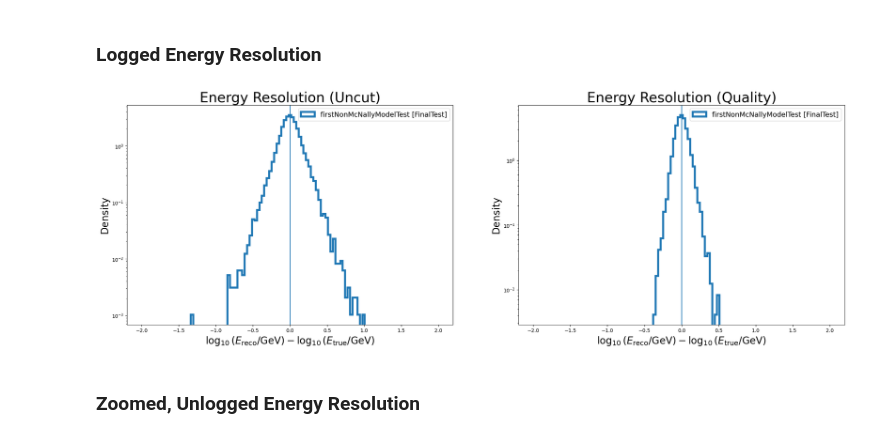
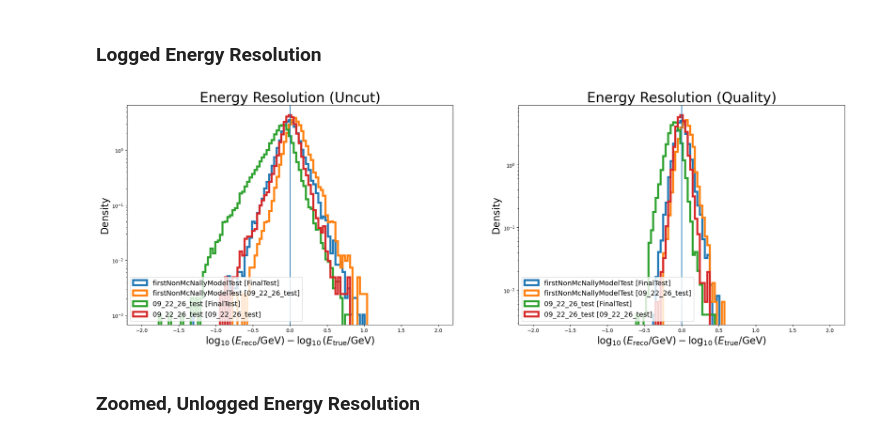
Before and after one commit to fmcnallyi3/icetop-cnn, a Jupyter notebook: energy.ipynb, the cells around one changed output. Drawn from its saved outputs; the diff is of its cells as text; code cells hidden in the pictures.

```diff
--- a/energy.ipynb
+++ b/energy.ipynb
@@ -103,21 +113,11 @@ This might takes a few seconds.
 # %%
 # We must always load all nuclei. Each model will have a unique preference for which events to assess on.
 # Undesired events are cut next.
-# Each model records the simdata it trained on (model json 'simdata' key).
-# Old models without the key fall back to the default path below.
-DEFAULT_SIMDATA_FOLDER_PATH = os.path.join(os.sep, 'data', 'user', 'fmcnally', 'icetop-cnn', 'simdata')
+# One event_parameters array per dataset, keyed by dataset name.
 
-# One event_parameters array per model, keyed by model name.
 eps = {}
-eps_loaded = {}
-for model_name, prep in model_parameters.items():
-    path = prep.get('simdata', DEFAULT_SIMDATA_FOLDER_PATH)
-    if path not in eps_loaded:
-        eps_loaded[path] = get_event_parameters(path, composition='phof')
-    eps[model_name] = eps_loaded[path]
-print('Datasets in use:', {m: p.get('simdata', 'DEFAULT') for m, p in model_parameters.items()})
-
-# Short model label with its dataset: legends stay honest across mixed datasets.
-def label_ds(m):
-    return '%s [%s]' % (m, model_parameters[m].get('simdata', 'DEFAULT').rsplit('/', 1)[-1])
+for dataset in DATASETS:
+    path = dataset if os.path.isabs(dataset) else os.path.join(ICETOP_CNN_DATA_DIR, 'simdata', dataset)
+    eps[dataset] = get_event_parameters(path, composition='phof')
+print('Datasets in use:', {ds: len(ep['comp']) for ds, ep in eps.items()})
 # %% [output]
@@ -161,21 +222,21 @@ log_difference, reco_percent = .1, 15
 cut_names = ['Uncut', 'Quality']
 
 # Loop over each model's name and their corresponding reconstructed energies.
-for model_name, reconstructed_energy in reconstructions.items():
+for (model_name, dataset), reconstructed_energy in reconstructions.items():
     # Print a header entry for each model.
-    print(f'Stats for {model_name}:')
+    print(f'Stats for {label_ds(model_name, dataset)}:')
 
     # Loop over the cuts.
     for cut_name in cut_names:
         # Get cuts for the model reconstructions and event parameters.
-        reconstructions_cut, events_cut = get_cuts(cuts[model_name], eps[model_name], cut_name)
+        reconstructions_cut, events_cut = get_cuts(cuts[(model_name, dataset)], eps[dataset], cut_name)
 
         # Calculate the event-wise difference in reconstructed vs true logged energies.
-        diff = reconstructed_energy[reconstructions_cut] - eps[model_name]['energy'][events_cut]
+        diff = reconstructed_energy[reconstructions_cut] - eps[dataset]['energy'][events_cut]
         # Calculate the event-wise difference in reconstructed vs true unlogged energies.
-        true_diff = r_log(reconstructed_energy[reconstructions_cut]) - r_log(eps[model_name]['energy'][events_cut])
+        true_diff = r_log(reconstructed_energy[reconstructions_cut]) - r_log(eps[dataset]['energy'][events_cut])
         # Calculate the event-wise percent difference in reconstructed vs true unlogged energies.
-        percent_diff = 100 * true_diff / r_log(eps[model_name]['energy'][events_cut])
+        percent_diff = 100 * true_diff / r_log(eps[dataset]['energy'][events_cut])
 
         # Calculate energy resolution statistics for the logged energy difference.
         std_dev_lo, median, std_dev_hi = np.percentile(diff, (16,50,84))
@@ -213,38 +282,38 @@ hist_args = {'range':(-2,2), 'bins':121, 'density':True, 'histtype':'step', 'log
 title_params = {'fontsize':28}
 label_params = {'fontsize':20}
 legend_params = {'fontsize':14}
 
 # VARIABLES FOR PLOT
 ncols = len(cut_names)
 
 # Create the plot/subplots.
 fig, axs = plt.subplots(figsize=(13*ncols, 8), ncols=ncols)
 
 # If we are assessing only one cut, add an artificial dimension.
 if ncols == 1: axs = np.array([axs])
 # Loop over the cuts.
 for ax, cut_name in zip(axs, cut_names):
     # Loop over the models.
-    for model_name in model_parameters:
+    for (model_name, dataset) in pairs:
 
         # Get cuts for the model reconstructions and event parameters.
-        reconstructions_cut, events_cut = get_cuts(cuts[model_name], eps[model_name], cut_name)
+        reconstructions_cut, events_cut = get_cuts(cuts[(model_name, dataset)], eps[dataset], cut_name)
 
         # Plot the logged difference histogram.
-        ax.hist((reconstructions[model_name][reconstructions_cut] - eps[model_name]['energy'][events_cut]),
-                label=label_ds(model_name), **hist_args)
+        ax.hist((reconstructions[(model_name, dataset)][reconstructions_cut] - eps[dataset]['energy'][events_cut]),
+                label=label_ds(model_name, dataset), **hist_args)
 
     # Plot a vertical line through the center of each plot.
     # This line designates the ideal reconstruction.
     ax.axvline()
 
     # Decorate the plot.
     ax.set_title(f'Energy Resolution ({cut_name})', **title_params)
     ax.set_xlabel(r'$\log_{10}(E_{\mathrm{reco}}/\mathrm{GeV}) - \log_{10}(E_{\mathrm{true}}/\mathrm{GeV})$', **label_params)
     ax.set_ylabel('Density', **label_params)
     ax.legend(**legend_params)
 # %% [output]
-[figure, old version]
+[figure, new version]
 # %% [markdown]
 ### Zoomed, Unlogged Energy Resolution
 # %%
```
Also changed, not shown: parts of 13 cells of this notebook, 1 other file.
